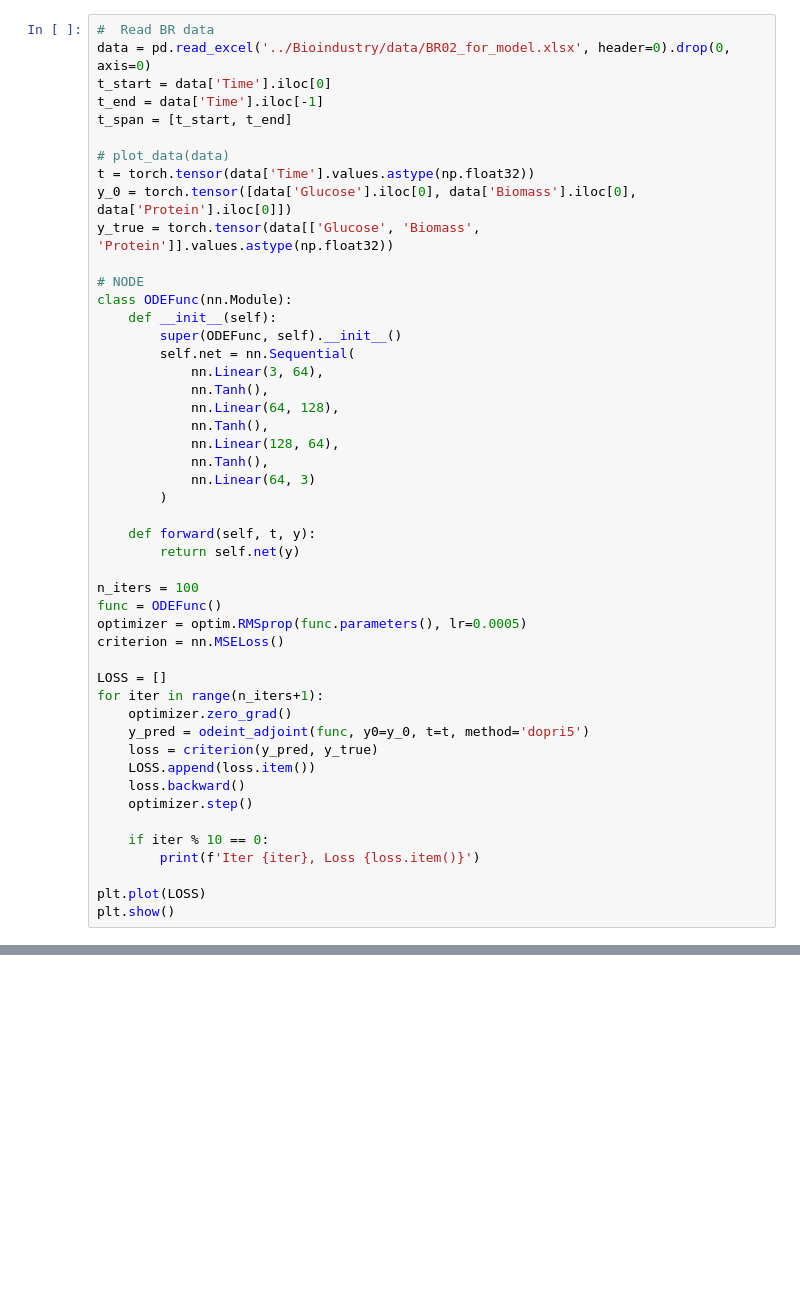
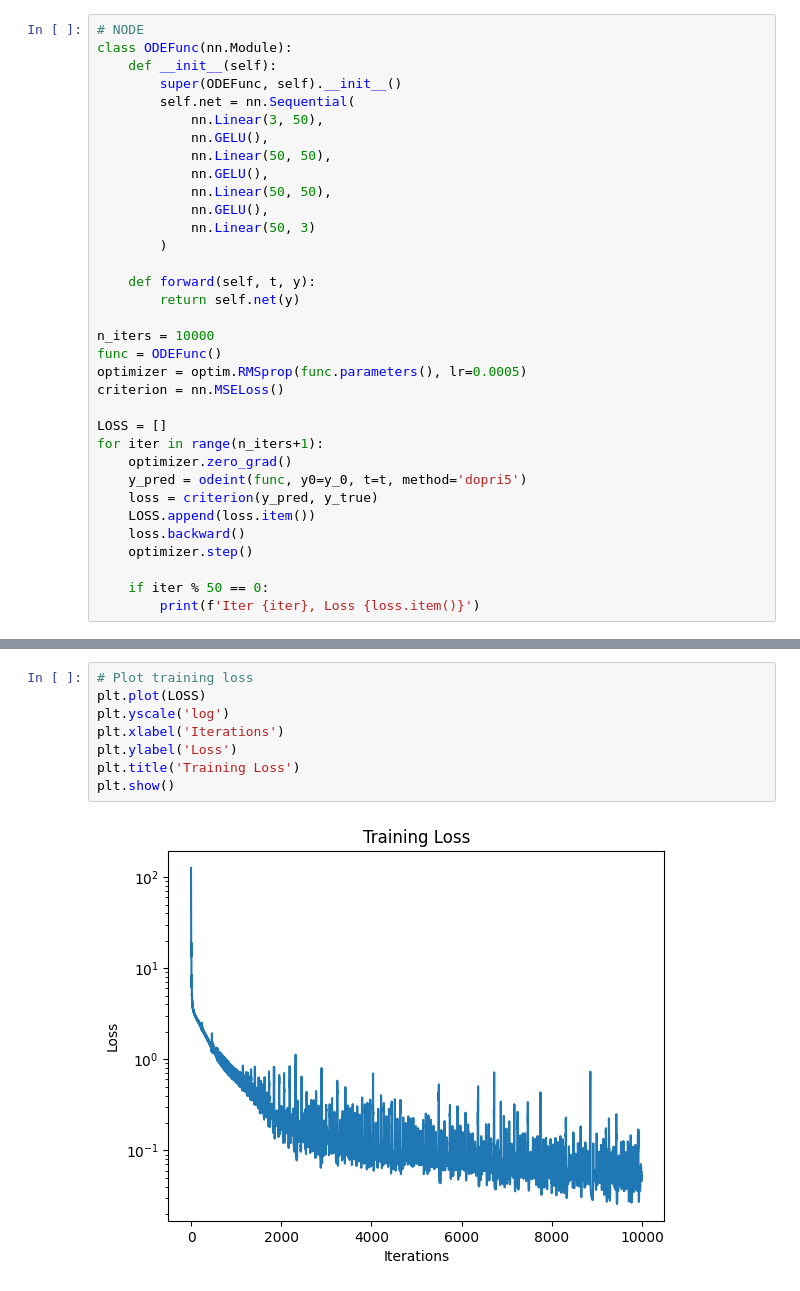
Before and after one commit to costasmexis/ModelMind, a Jupyter notebook: DL_Approacj/Notebook_A.ipynb, the cells around one changed output, grey strips where cells are left out. Drawn from its saved outputs; the diff is of its cells as text; blank space fills up the shorter version.

```diff
--- a/DL_Approacj/Notebook_A.ipynb
+++ b/DL_Approacj/Notebook_A.ipynb
@@ -17,33 +32,22 @@ def plot_data(data):
 # %%
-#  Read BR data
-data = pd.read_excel('../Bioindustry/data/BR02_for_model.xlsx', header=0).drop(0, axis=0)
-t_start = data['Time'].iloc[0]
-t_end = data['Time'].iloc[-1]
-t_span = [t_start, t_end]
-
-# plot_data(data)
-t = torch.tensor(data['Time'].values.astype(np.float32))
-y_0 = torch.tensor([data['Glucose'].iloc[0], data['Biomass'].iloc[0], data['Protein'].iloc[0]])
-y_true = torch.tensor(data[['Glucose', 'Biomass', 'Protein']].values.astype(np.float32))
-
 # NODE
 class ODEFunc(nn.Module):
     def __init__(self):
         super(ODEFunc, self).__init__()
         self.net = nn.Sequential(
-            nn.Linear(3, 64),
-            nn.Tanh(),
-            nn.Linear(64, 128),
-            nn.Tanh(),
-            nn.Linear(128, 64),
-            nn.Tanh(),
-            nn.Linear(64, 3)
+            nn.Linear(3, 50),
+            nn.GELU(),
+            nn.Linear(50, 50),
+            nn.GELU(),
+            nn.Linear(50, 50),
+            nn.GELU(),
+            nn.Linear(50, 3)
         )
 
     def forward(self, t, y):
         return self.net(y)
 
-n_iters = 100
+n_iters = 10000
 func = ODEFunc()
 optimizer = optim.RMSprop(func.parameters(), lr=0.0005)
 criterion = nn.MSELoss()
@@ -51,15 +55,12 @@ criterion = nn.MSELoss()
 LOSS = []
 for iter in range(n_iters+1):
     optimizer.zero_grad()
-    y_pred = odeint_adjoint(func, y0=y_0, t=t, method='dopri5')
+    y_pred = odeint(func, y0=y_0, t=t, method='dopri5')
     loss = criterion(y_pred, y_true)
     LOSS.append(loss.item())
     loss.backward()
     optimizer.step()
 
-    if iter % 10 == 0:
+    if iter % 50 == 0:
         print(f'Iter {iter}, Loss {loss.item()}')
-
-plt.plot(LOSS)
-plt.show()
 # %% [output]
@@ -77,0 +84,10 @@ Iter 100, Loss 3.007291078567505
+# %%
+# Plot training loss
+plt.plot(LOSS)
+plt.yscale('log')
+plt.xlabel('Iterations')
+plt.ylabel('Loss')
+plt.title('Training Loss')
+plt.show()
+# %% [output]
+[figure, added]
```
Also changed, not shown: parts of 10 cells of this notebook, 1 other file.
